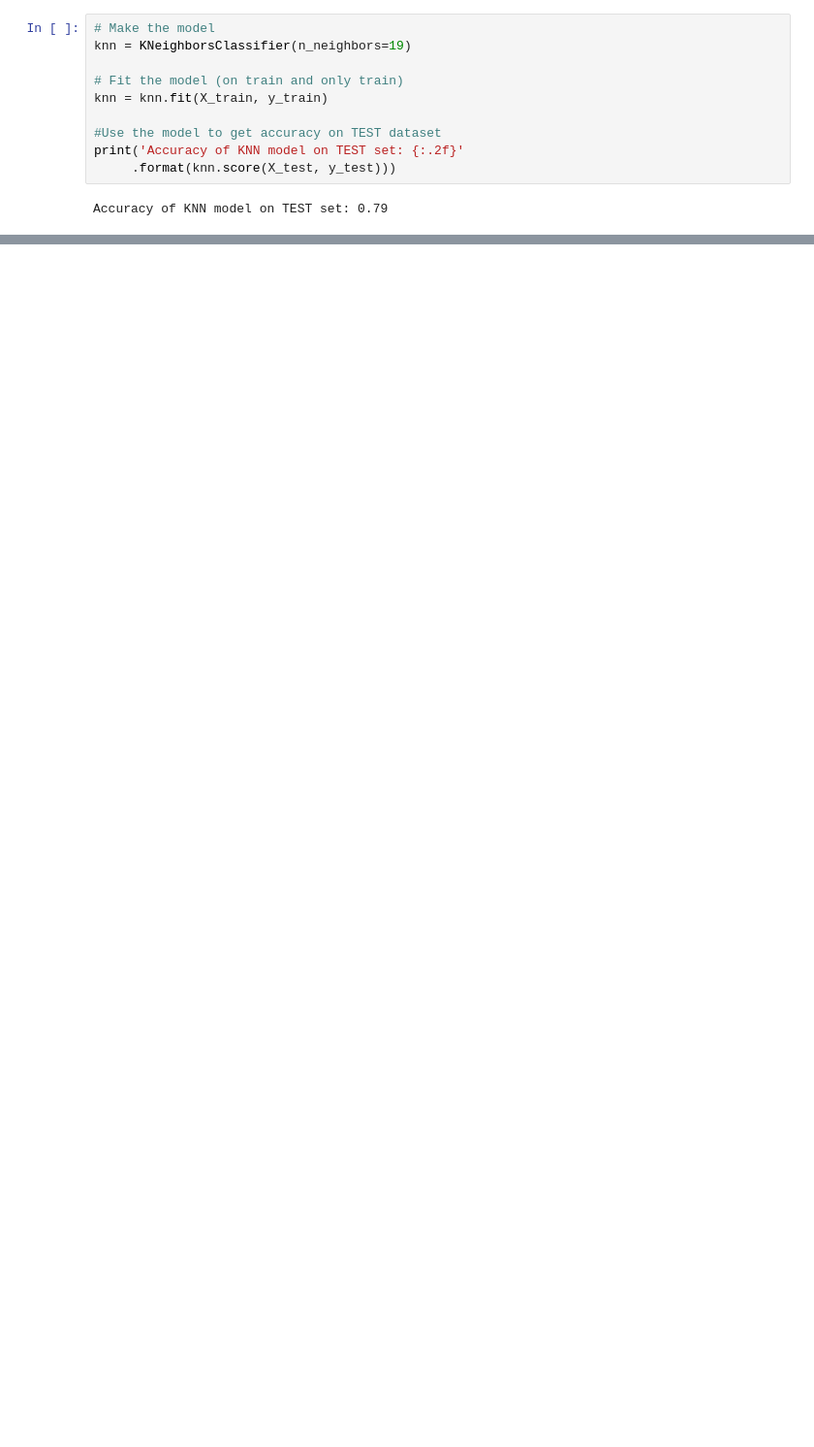
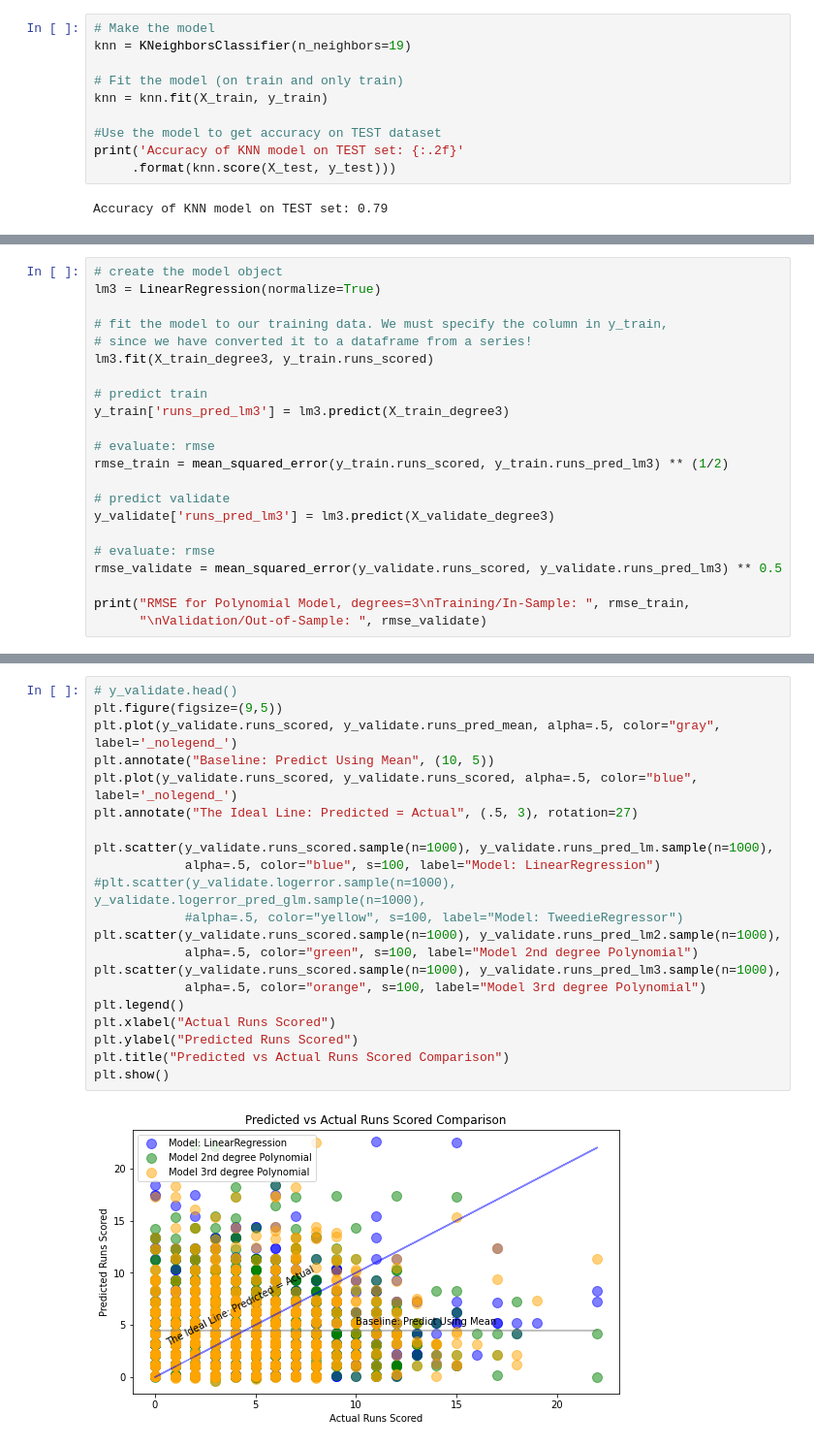
Before and after one commit to veronica-f-reyes/individual-project, a Jupyter notebook: initial_notebook.ipynb, the cells around one changed output, grey strips where cells are left out. Shown at 97% size. Saved outputs shown, nothing was run; the diff lists cells and outputs as text; blank space fills up the shorter version.

```diff
--- a/initial_notebook.ipynb
+++ b/initial_notebook.ipynb
@@ -1250,0 +1621,22 @@ Accuracy of KNN model on TEST set: 0.79
+# %%
+# create the model object
+lm3 = LinearRegression(normalize=True)
+
+# fit the model to our training data. We must specify the column in y_train,
+# since we have converted it to a dataframe from a series!
+lm3.fit(X_train_degree3, y_train.runs_scored)
+
+# predict train
+y_train['runs_pred_lm3'] = lm3.predict(X_train_degree3)
+
+# evaluate: rmse
+rmse_train = mean_squared_error(y_train.runs_scored, y_train.runs_pred_lm3) ** (1/2)
+
+# predict validate
+y_validate['runs_pred_lm3'] = lm3.predict(X_validate_degree3)
+
+# evaluate: rmse
+rmse_validate = mean_squared_error(y_validate.runs_scored, y_validate.runs_pred_lm3) ** 0.5
+
+print("RMSE for Polynomial Model, degrees=3\nTraining/In-Sample: ", rmse_train,
+      "\nValidation/Out-of-Sample: ", rmse_validate)
@@ -1250,0 +1676,23 @@ Accuracy of KNN model on TEST set: 0.79
+# %%
+# y_validate.head()
+plt.figure(figsize=(9,5))
+plt.plot(y_validate.runs_scored, y_validate.runs_pred_mean, alpha=.5, color="gray", label='_nolegend_')
+plt.annotate("Baseline: Predict Using Mean", (10, 5))
+plt.plot(y_validate.runs_scored, y_validate.runs_scored, alpha=.5, color="blue", label='_nolegend_')
+plt.annotate("The Ideal Line: Predicted = Actual", (.5, 3), rotation=27)
+
+plt.scatter(y_validate.runs_scored.sample(n=1000), y_validate.runs_pred_lm.sample(n=1000),
+            alpha=.5, color="blue", s=100, label="Model: LinearRegression")
+#plt.scatter(y_validate.logerror.sample(n=1000), y_validate.logerror_pred_glm.sample(n=1000),
+            #alpha=.5, color="yellow", s=100, label="Model: TweedieRegressor")
+plt.scatter(y_validate.runs_scored.sample(n=1000), y_validate.runs_pred_lm2.sample(n=1000),
+            alpha=.5, color="green", s=100, label="Model 2nd degree Polynomial")
+plt.scatter(y_validate.runs_scored.sample(n=1000), y_validate.runs_pred_lm3.sample(n=1000),
+            alpha=.5, color="orange", s=100, label="Model 3rd degree Polynomial")
+plt.legend()
+plt.xlabel("Actual Runs Scored")
+plt.ylabel("Predicted Runs Scored")
+plt.title("Predicted vs Actual Runs Scored Comparison")
+plt.show()
+# %% [output]
+[figure, added]
```
Also changed, not shown: parts of 58 cells of this notebook, 1 other file.
